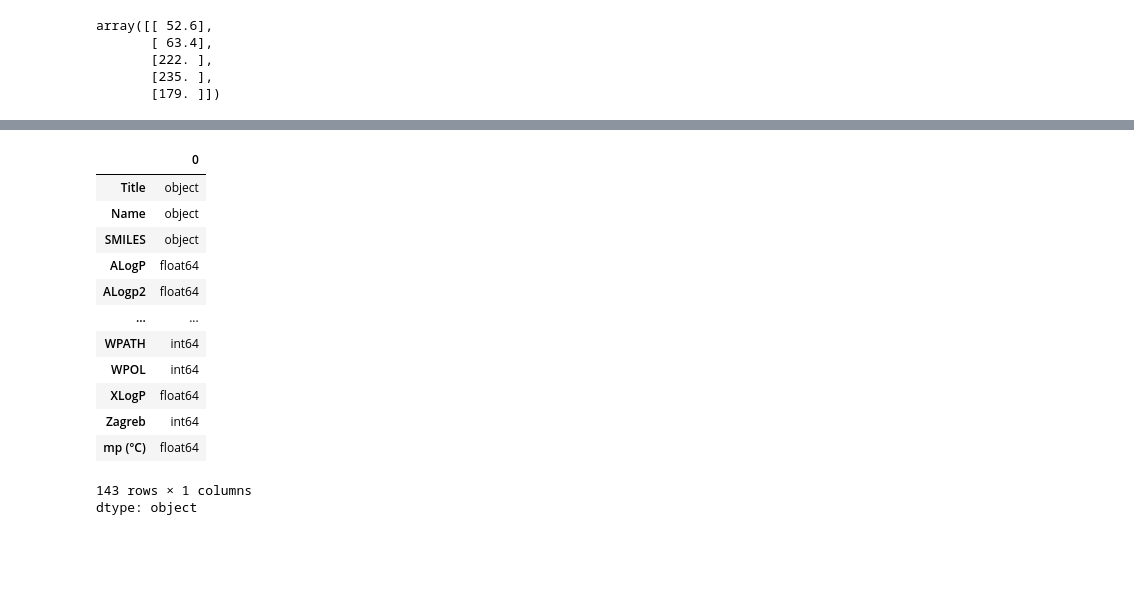
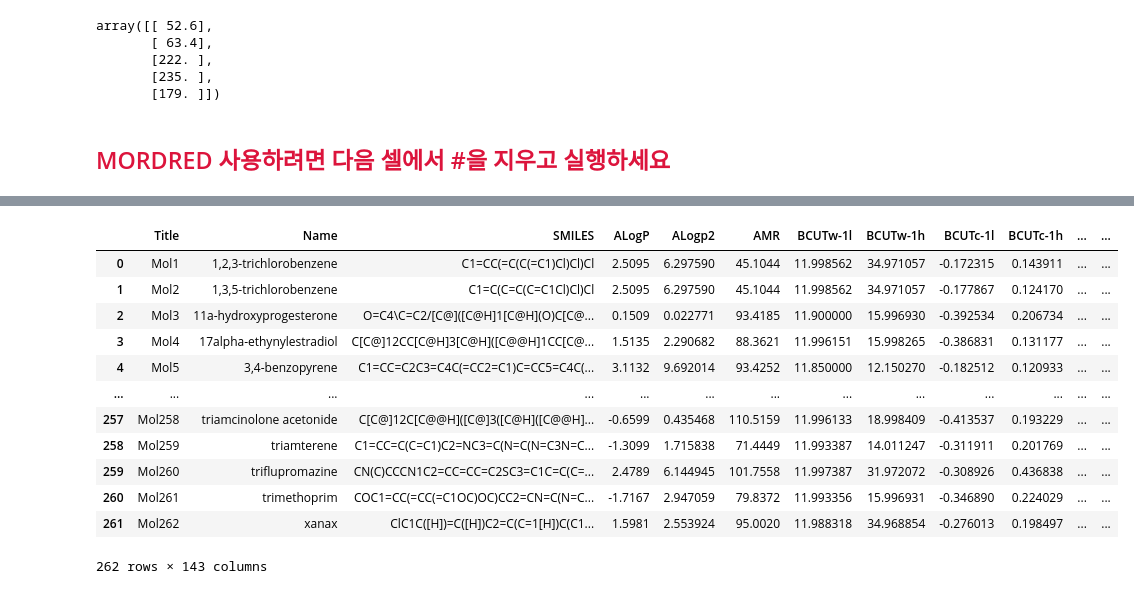
Before and after one commit to junsookim76/Ewha_2025, a Jupyter notebook: 6_MP_QSPR.ipynb, the cells around one changed output, grey strips where cells are left out. Drawn from its saved outputs; the diff is of its cells as text; code cells hidden in the pictures; blank space fills up the shorter version.

```diff
--- a/6_MP_QSPR.ipynb
+++ b/6_MP_QSPR.ipynb
@@ -85,4 +87,6 @@ array([[ 52.6],
        [222. ],
        [235. ],
        [179. ]])
+# %% [markdown]
+## <font color=crimson>MORDRED 사용하려면 다음 셀에서 #을 지우고 실행하세요</font>
 # %%
@@ -122,22 +126,21 @@ import seaborn as sns
 import numpy as np
 import pandas as pd
 # %%
-sample_data.dtypes
+sample_data
 # %% [output]
-|  | 0 |
-| Title | object |
-| Name | object |
-| SMILES | object |
-| ALogP | float64 |
-| ALogp2 | float64 |
-| ... | ... |
-| WPATH | int64 |
-| WPOL | int64 |
-| XLogP | float64 |
-| Zagreb | int64 |
-| mp (°C) | float64 |
+|  | Title | Name | SMILES | ALogP | ALogp2 | AMR | BCUTw-1l | BCUTw-1h | BCUTc-1l | BCUTc-1h | ... | ... |
+| 0 | Mol1 | 1,2,3-trichlorobenzene | C1=CC(=C(C(=C1)Cl)Cl)Cl | 2.5095 | 6.297590 | 45.1044 | 11.998562 | 34.971057 | -0.172315 | 0.143911 | ... | ... |
+| 1 | Mol2 | 1,3,5-trichlorobenzene | C1=C(C=C(C=C1Cl)Cl)Cl | 2.5095 | 6.297590 | 45.1044 | 11.998562 | 34.971057 | -0.177867 | 0.124170 | ... | ... |
+| 2 | Mol3 | 11a-hydroxyprogesterone | O=C4\C=C2/[C@]([C@H]1[C@H](O)C[C@... | 0.1509 | 0.022771 | 93.4185 | 11.900000 | 15.996930 | -0.392534 | 0.206734 | ... | ... |
+| 3 | Mol4 | 17alpha-ethynylestradiol | C[C@]12CC[C@H]3[C@H]([C@@H]1CC[C@... | 1.5135 | 2.290682 | 88.3621 | 11.996151 | 15.998265 | -0.386831 | 0.131177 | ... | ... |
+| 4 | Mol5 | 3,4-benzopyrene | C1=CC=C2C3=C4C(=CC2=C1)C=CC5=C4C(... | 3.1132 | 9.692014 | 93.4252 | 11.850000 | 12.150270 | -0.182512 | 0.120933 | ... | ... |
+| ... | ... | ... | ... | ... | ... | ... | ... | ... | ... | ... | ... | ... |
+| 257 | Mol258 | triamcinolone acetonide | C[C@]12C[C@@H]([C@]3([C@H]([C@@H]... | -0.6599 | 0.435468 | 110.5159 | 11.996133 | 18.998409 | -0.413537 | 0.193229 | ... | ... |
+| 258 | Mol259 | triamterene | C1=CC=C(C=C1)C2=NC3=C(N=C(N=C3N=C... | -1.3099 | 1.715838 | 71.4449 | 11.993387 | 14.011247 | -0.311911 | 0.201769 | ... | ... |
+| 259 | Mol260 | triflupromazine | CN(C)CCCN1C2=CC=CC=C2SC3=C1C=C(C=... | 2.4789 | 6.144945 | 101.7558 | 11.997387 | 31.972072 | -0.308926 | 0.436838 | ... | ... |
+| 260 | Mol261 | trimethoprim | COC1=CC(=CC(=C1OC)OC)CC2=CN=C(N=C... | -1.7167 | 2.947059 | 79.8372 | 11.993356 | 15.996931 | -0.346890 | 0.224029 | ... | ... |
+| 261 | Mol262 | xanax | ClC1C([H])=C([H])C2=C(C=1[H])C(C1... | 1.5981 | 2.553924 | 95.0020 | 11.988318 | 34.968854 | -0.276013 | 0.198497 | ... | ... |
-143 rows × 1 columns
-dtype: object
+262 rows × 143 columns
 # %%
 X_train, X_test, y_train, y_test = train_test_split(X, y, test_size=0.2)
 # %%
```
Also changed, not shown: parts of 7 cells of this notebook.
